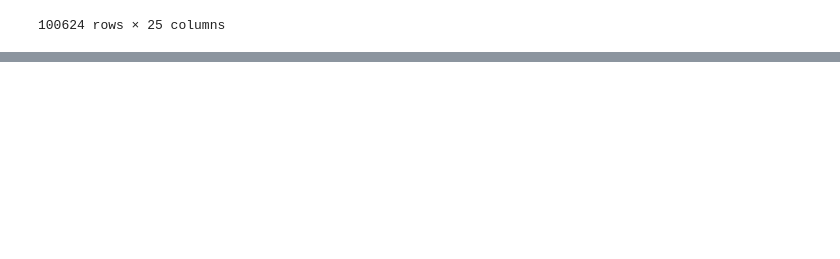
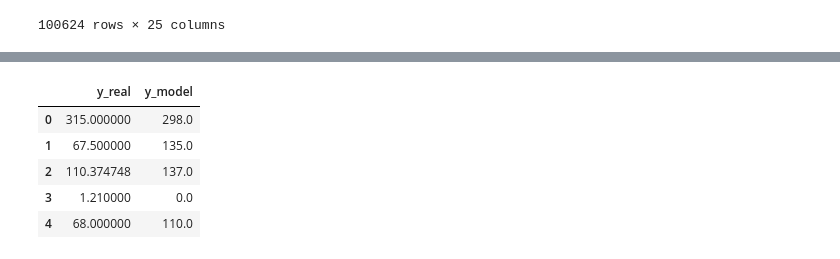
Before and after one commit to ECisneros20/Hackathon-BBVA-2022, a Jupyter notebook: House_prediction.ipynb, the cells around one changed output, grey strips where cells are left out. Saved outputs shown, nothing was run; the diff lists cells and outputs as text; code cells hidden in the pictures; blank space fills up the shorter version.

```diff
--- a/House_prediction.ipynb
+++ b/House_prediction.ipynb
@@ -167,0 +151,15 @@ pd.DataFrame(X)
+# %%
+
+labelencoder_X2 = LabelEncoder()
+X[:, 3] = labelencoder_X2.fit_transform(X[:, 3])
+# %%
+## SPLIT DE DATOS
+from sklearn.model_selection import train_test_split
+X_train,X_test,y_train,y_test = train_test_split(X,y,test_size = 0.2)
+
+
+
+X_train = np.asarray(X_train).astype(np.float32)
+X_test = np.asarray(X_test).astype(np.float32)
+y_train = np.asarray(y_train).astype(np.float32)
+y_test  = np.asarray(y_test).astype(np.float32)
@@ -167,0 +202,13 @@ pd.DataFrame(X)
+# %%
+a = y_test.reshape(-1,1)   # valores reales
+b = y_pred.reshape(-1,1)   # valores predichos
+c = np.concatenate([a,b],axis=1)
+c = pd.DataFrame(c,columns=['y_real','y_model'])
+c.head()
+# %% [output]
+|  | y_real | y_model |
+| 0 | 315.000000 | 298.0 |
+| 1 | 67.500000 | 135.0 |
+| 2 | 110.374748 | 137.0 |
+| 3 | 1.210000 | 0.0 |
+| 4 | 68.000000 | 110.0 |
```
Also changed, not shown: parts of 22 cells of this notebook.
